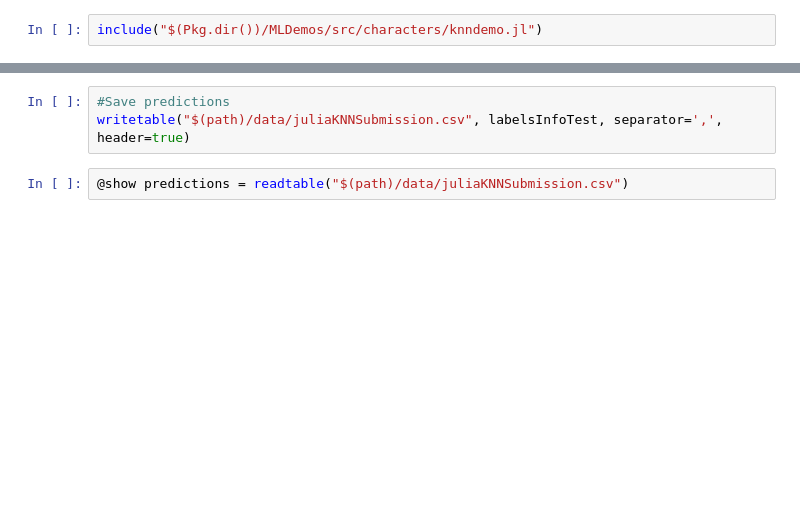
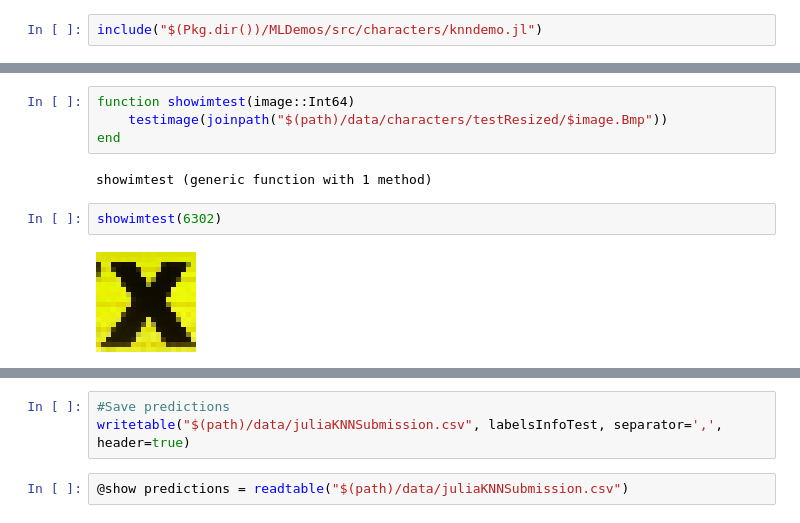
Before and after one commit to abhijithch/MLDemos.jl, a Jupyter notebook: demos/kNN.ipynb, the cells around one changed output, grey strips where cells are left out. Cells and saved outputs as stored; diff of their text form; blank space fills up the shorter version.

```diff
--- a/demos/kNN.ipynb
+++ b/demos/kNN.ipynb
@@ -194,0 +150,10 @@ elapsed time: 50.795207613 seconds
+# %%
+function showimtest(image::Int64)
+    testimage(joinpath("$(path)/data/characters/testResized/$image.Bmp"))
+end
+# %% [output]
+showimtest (generic function with 1 method)
+# %%
+showimtest(6302)
+# %% [output]
+[figure, added]
```
Also changed, not shown: parts of 19 cells of this notebook, 9 other files.
